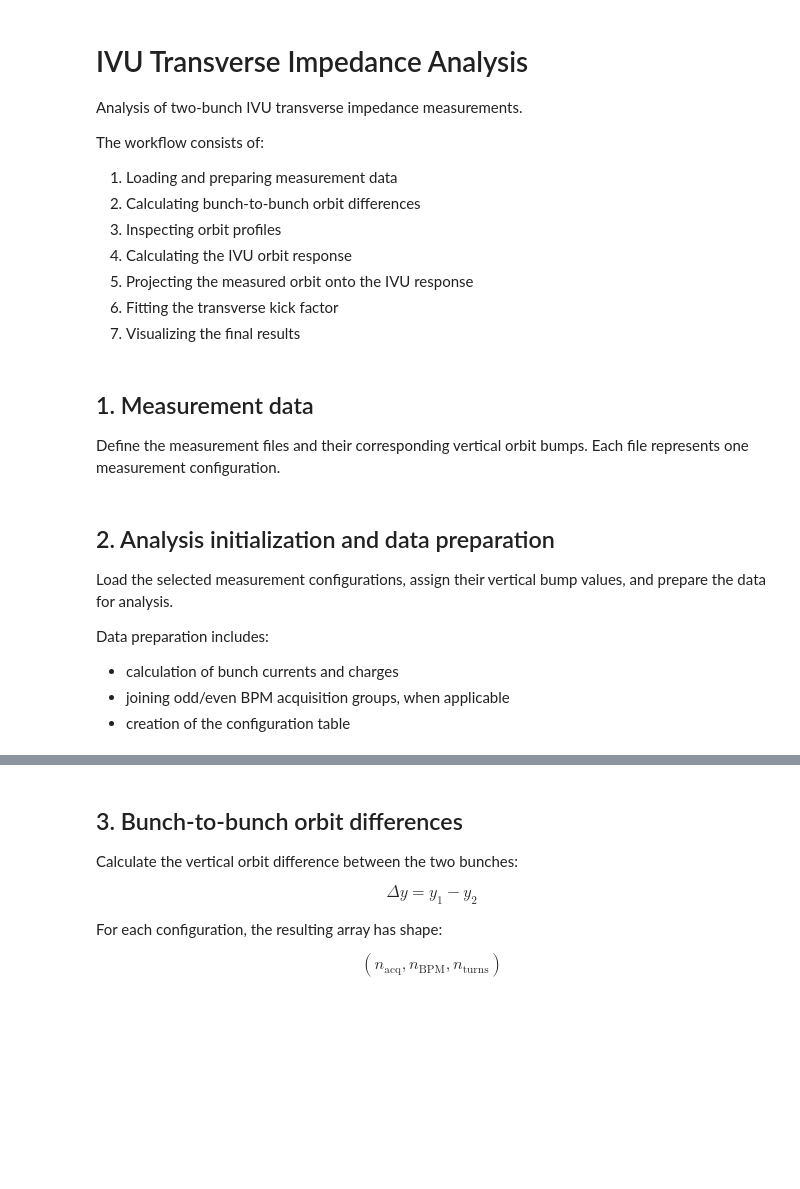
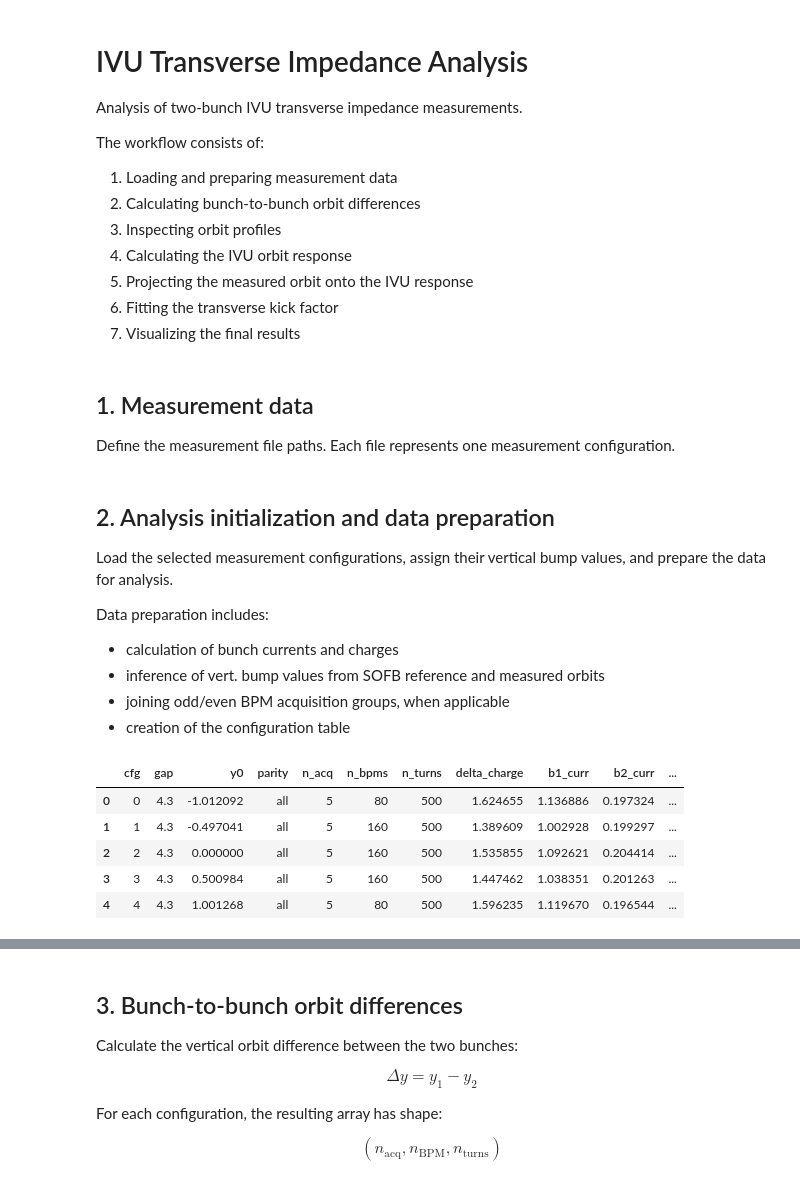
Before and after one commit to HenriqueWS11/fac-henrique, a Jupyter notebook: coding/machine_studies/measurement_run_and_analysis/do_analysis_final.ipynb, the cells around one changed output, grey strips where cells are left out. Cells and saved outputs as stored; diff of their text form; code cells hidden in the pictures; blank space fills up the shorter version.

```diff
--- a/coding/machine_studies/measurement_run_and_analysis/do_analysis_final.ipynb
+++ b/coding/machine_studies/measurement_run_and_analysis/do_analysis_final.ipynb
@@ -19,8 +20,7 @@ from impedance_analysis_class import ImpedanceIVUAnalysis
 # %% [markdown]
 ## 1. Measurement data
 
-Define the measurement files and their corresponding vertical orbit
-bumps. Each file represents one measurement configuration.
+Define the measurement file paths. Each file represents one measurement configuration.
 # %%
 data_dir = os.path.join(
     "/mnt",
@@ -60,6 +53,7 @@ bump values, and prepare the data for analysis.
 Data preparation includes:
 
 - calculation of bunch currents and charges
+- inference of vert. bump values from SOFB reference and measured orbits
 - joining odd/even BPM acquisition groups, when applicable
 - creation of the configuration table
 # %%
@@ -73,3 +66,12 @@ analysis.load_data(
 analysis.prepare_data()
 
 analysis.set_spos_bpms();
+# %%
+analysis.config_table
+# %% [output]
+|  | cfg | gap | y0 | parity | n_acq | n_bpms | n_turns | delta_charge | b1_curr | b2_curr | ... |
+| 0 | 0 | 4.3 | -1.012092 | all | 5 | 80 | 500 | 1.624655 | 1.136886 | 0.197324 | ... |
+| 1 | 1 | 4.3 | -0.497041 | all | 5 | 160 | 500 | 1.389609 | 1.002928 | 0.199297 | ... |
+| 2 | 2 | 4.3 | 0.000000 | all | 5 | 160 | 500 | 1.535855 | 1.092621 | 0.204414 | ... |
+| 3 | 3 | 4.3 | 0.500984 | all | 5 | 160 | 500 | 1.447462 | 1.038351 | 0.201263 | ... |
+| 4 | 4 | 4.3 | 1.001268 | all | 5 | 80 | 500 | 1.596235 | 1.119670 | 0.196544 | ... |
```
Also changed, not shown: parts of 13 cells of this notebook, 38 other files.
